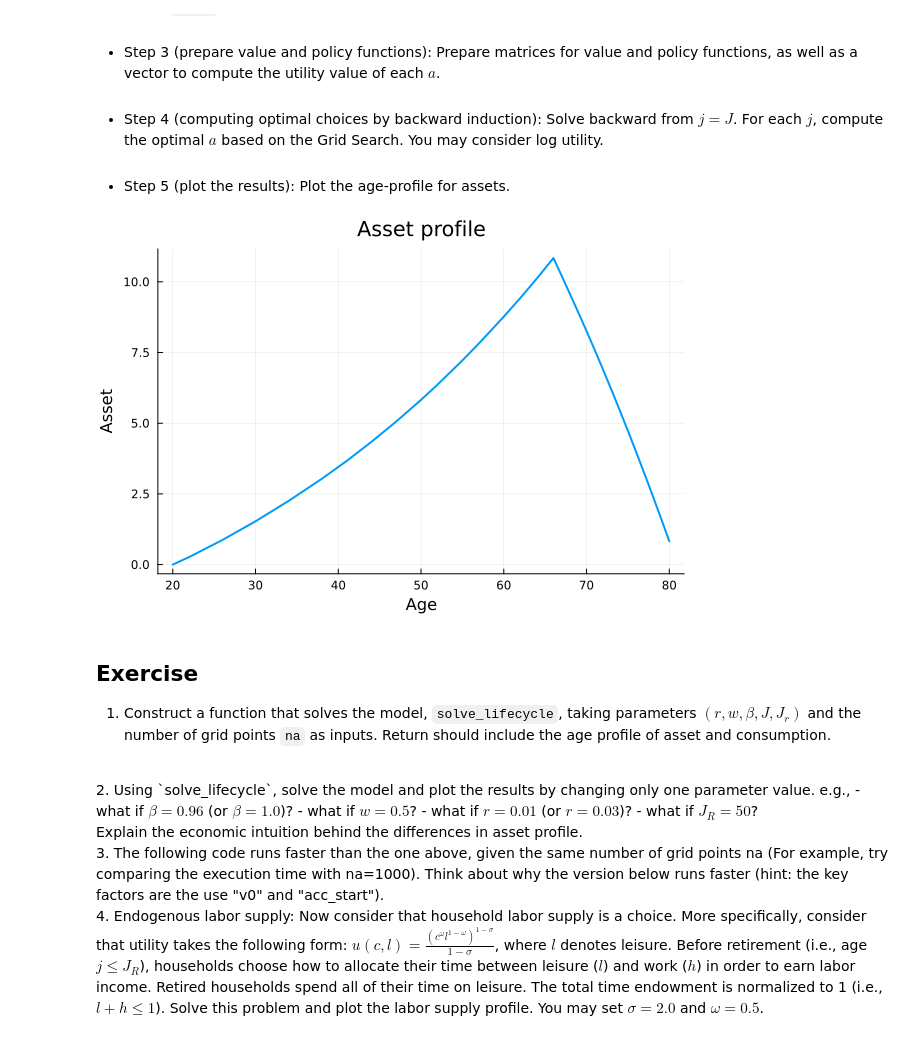
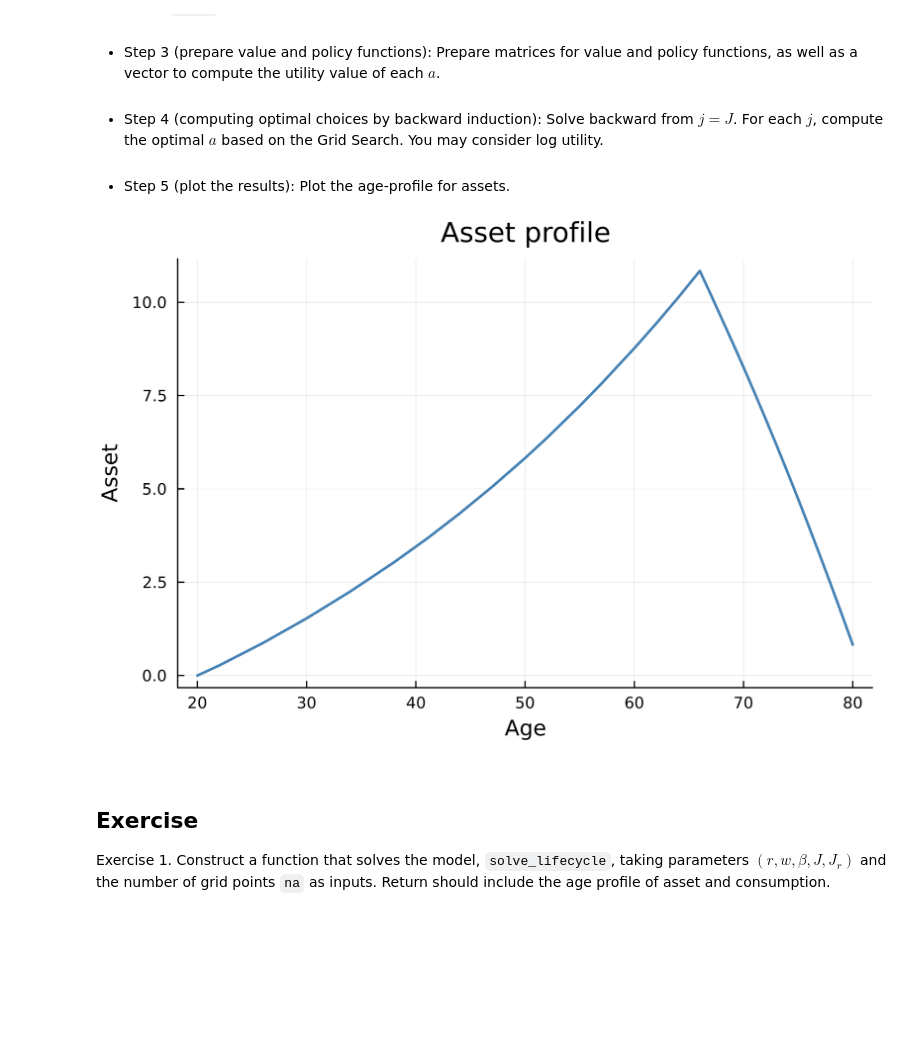
Before and after one commit to Kanato-Nakakuni/ComputationalMacro, a Jupyter notebook: Lecture notes/Lec03_MultiPeriod.ipynb, the cells around one changed output. Saved outputs shown, nothing was run; the diff lists cells and outputs as text; code cells hidden in the pictures; blank space fills up the shorter version.

```diff
--- a/Lecture notes/Lec03_MultiPeriod.ipynb
+++ b/Lecture notes/Lec03_MultiPeriod.ipynb
@@ -166,37 +166,39 @@ for jc in J:-1:1 # solve backward
         end
     end
 end
 
 # find asset profile aj
 aj = zeros(J);
 aj[1]=grida[1]; # start from no-asset
 a_arg = ones(Int,J);
 arg_yesterday=1;
 for jc in 2:J
     arg_yesterday=a_arg[jc-1];
     arg = apol_arg[arg_yesterday,jc-1];
     aj[jc]=grida[arg];
     a_arg[jc]=arg;
 end
 
 # find consumption
 cj = zeros(J);
 for jc in 1:J
     arg = a_arg[jc];
     cj[jc]=cpol[arg,jc]
 end
 
 ## plot asset profile
 plot(20:20+J-1, aj,
     xlabel="Age",
     ylabel="Asset",
     title="Asset profile",
     lw=2,
-    label="")
+    color = :steelblue,
+    label="",
+    dpi = 300)
 # %% [output]
-[figure, old version]
+[figure, new version]
 # %% [markdown]
-## Exercise
+<!-- ## Exercise
 1. Construct a function that solves the model, `solve_lifecycle`, taking parameters $(r,w,\beta,J,J_r)$ and the number of grid points `na` as inputs. Return should include the age profile of asset and consumption.
 <br>
 2. Using `solve_lifecycle`, solve the model and plot the results by changing only one parameter value.  e.g.,
@@ -209,4 +211,7 @@ Explain the economic intuition behind the differences in asset profile.
 <br>
 3. The following code runs faster than the one above, given the same number of grid points na (For example, try comparing the execution time with na=1000). Think about why the version below runs faster (hint: the key factors are the use "v0" and "acc_start").
 <br>
-4. Endogenous labor supply: Now consider that household labor supply is a choice. More specifically, consider that utility takes the following form: $u(c, l) = \frac{(c^{\omega} l^{1-\omega})^{1-\sigma}}{1 - \sigma}$, where $l$ denotes leisure. Before retirement (i.e., age $j\le J_R$), households choose how to allocate their time between leisure ($l$) and work ($h$) in order to earn labor income. Retired households spend all of their time on leisure. The total time endowment is normalized to 1 (i.e., $l+h\le 1$). Solve this problem and plot the labor supply profile. You may set $\sigma=2.0$ and $\omega=0.5$.
+4. Endogenous labor supply: Now consider that household labor supply is a choice. More specifically, consider that utility takes the following form: $u(c, l) = \frac{(c^{\omega} l^{1-\omega})^{1-\sigma}}{1 - \sigma}$, where $l$ denotes leisure. Before retirement (i.e., age $j\le J_R$), households choose how to allocate their time between leisure ($l$) and work ($h$) in order to earn labor income. Retired households spend all of their time on leisure. The total time endowment is normalized to 1 (i.e., $l+h\le 1$). Solve this problem and plot the labor supply profile. You may set $\sigma=2.0$ and $\omega=0.5$. -->
+# %% [markdown]
+## Exercise
+Exercise 1. Construct a function that solves the model, `solve_lifecycle`, taking parameters $(r,w,\beta,J,J_r)$ and the number of grid points `na` as inputs. Return should include the age profile of asset and consumption.
```
Also changed, not shown: parts of 16 cells of this notebook, 2 other files.
